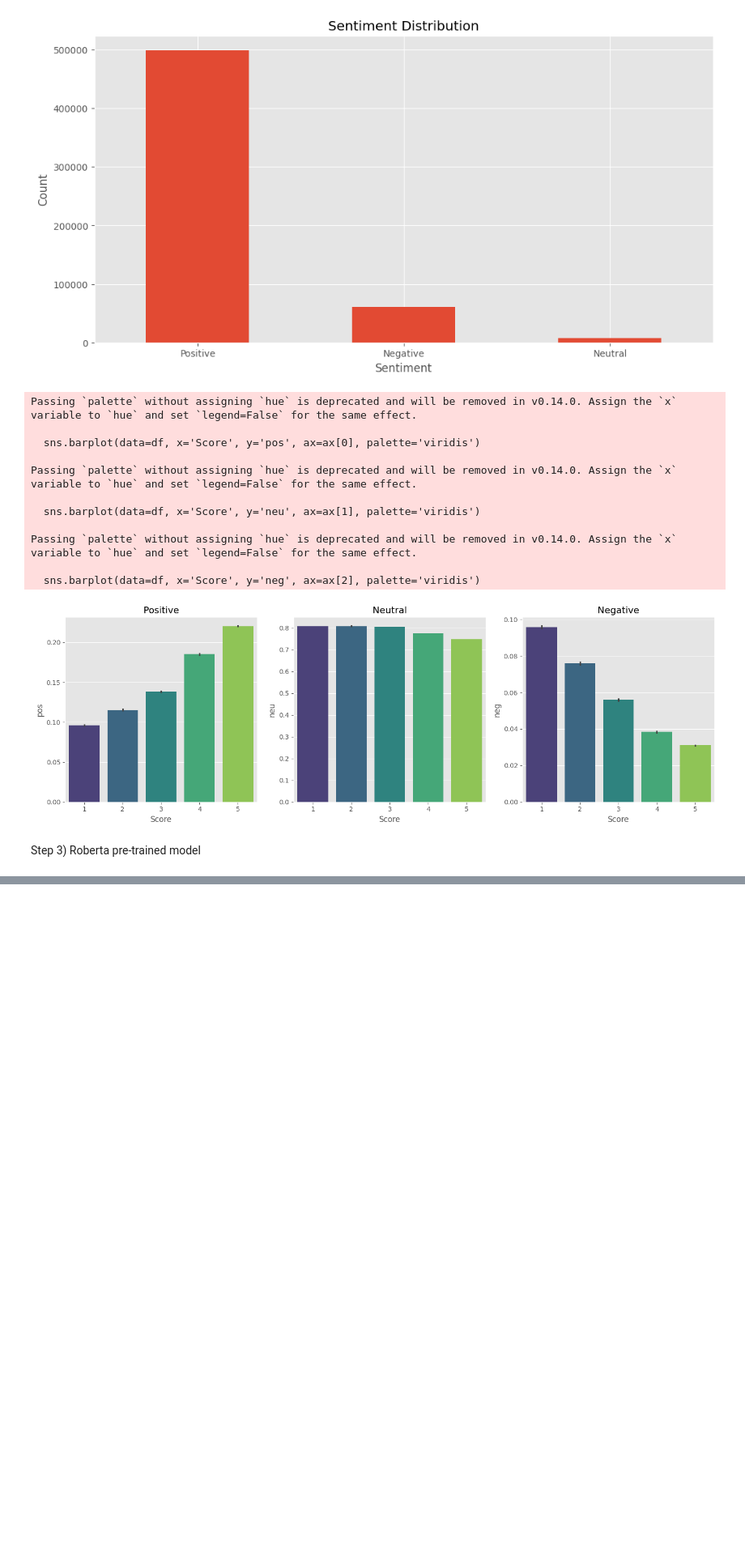
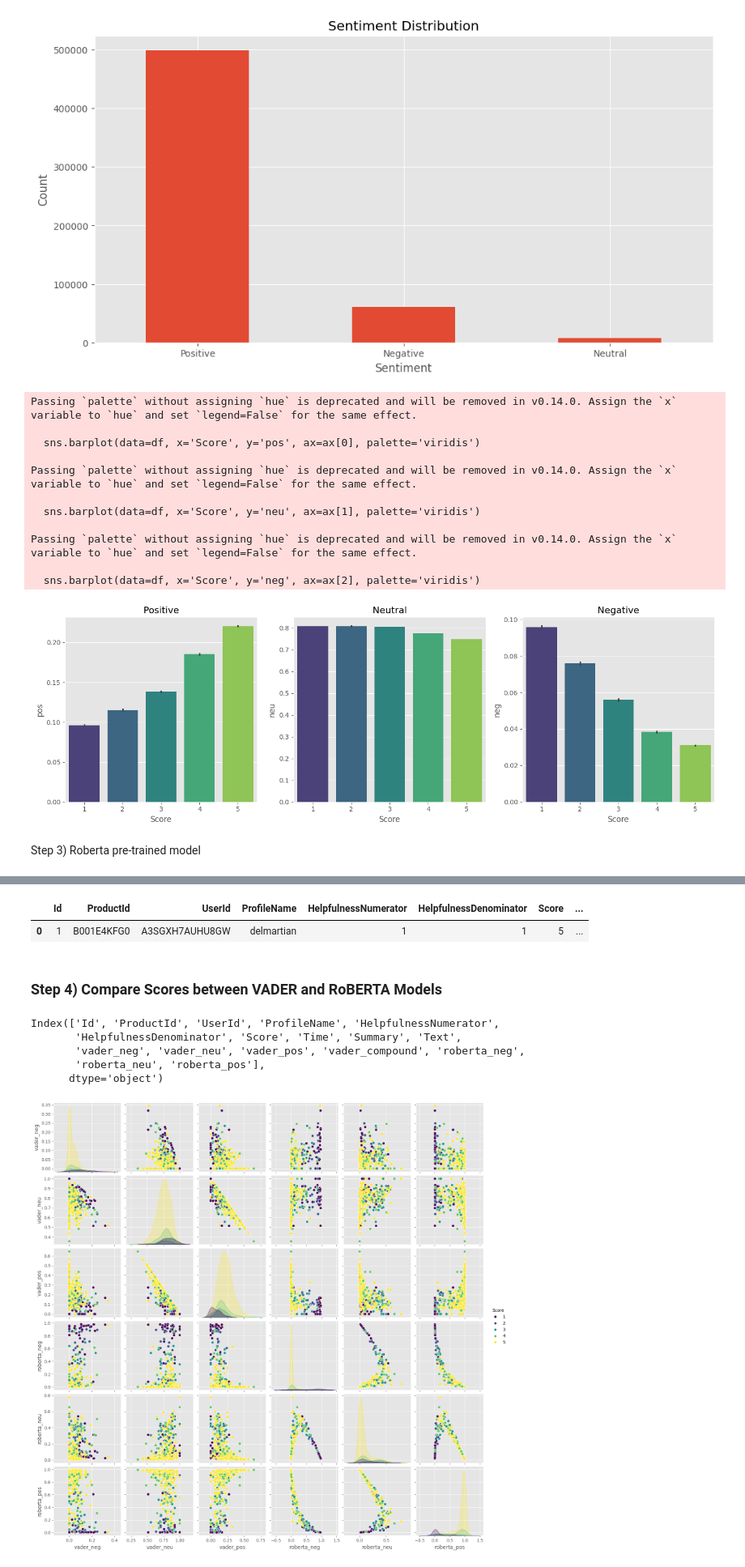
Before and after one commit to mohinikathro/Amazon_Review_sentiment_analysis, a Jupyter notebook: Sentiment_analysis.ipynb, the cells around one changed output, grey strips where cells are left out. Shown at 81% size. Saved outputs shown, nothing was run; the diff lists cells and outputs as text; code cells hidden in the pictures; blank space fills up the shorter version.

```diff
--- a/Sentiment_analysis.ipynb
+++ b/Sentiment_analysis.ipynb
@@ -356,0 +370,11 @@ example
+# %%
+# Running the model
+output = model(**encoded_text)
+scores = output[0][0].detach().numpy()
+scores = softmax(scores)
+scores_dict = {
+    'roberta_neg' : float(scores[0]),
+    'roberta_neu' : float(scores[1]),
+    'roberta_pos' : float(scores[2])
+}
+print(scores_dict)
@@ -356,0 +434,27 @@ example
+# %%
+#Resolved the Runtime Error
+# Function to process a single text entry with error handling
+def process_sentiment(text):
+    try:
+        # Compute Vader sentiment scores
+        vader_scores = {f"vader_{k}": v for k, v in sia.polarity_scores(text).items()}
+
+        # Compute RoBERTa sentiment scores
+        roberta_scores = polarity_scores_roberta(text)
+
+        # Combine both results
+        return pd.Series({**vader_scores, **roberta_scores})
+
+    except RuntimeError:
+        print(f"Runtime error encountered for text: {text}")
+        return pd.Series({f"vader_{k}": None for k in ['neg', 'neu', 'pos', 'compound']} |
+                         {k: None for k in ['roberta_neg', 'roberta_neu', 'roberta_pos']})  # Adjust keys based on output format
+
+
+sentiment_df = df500['Text'].apply(process_sentiment)
+
+# Combine results with original dataframe
+df500 = pd.concat([df500, sentiment_df], axis=1)
+
+# Display the result
+print(df500)
@@ -356,0 +479,24 @@ example
+# %%
+df500.head(1)
+# %% [output]
+|  | Id | ProductId | UserId | ProfileName | HelpfulnessNumerator | HelpfulnessDenominator | Score | ... |
+| 0 | 1 | B001E4KFG0 | A3SGXH7AUHU8GW | delmartian | 1 | 1 | 5 | ... |
+# %% [markdown]
+### Step 4) Compare Scores between VADER and RoBERTA Models
+# %%
+df500.columns
+# %% [output]
+Index(['Id', 'ProductId', 'UserId', 'ProfileName', 'HelpfulnessNumerator',
+       'HelpfulnessDenominator', 'Score', 'Time', 'Summary', 'Text',
+       'vader_neg', 'vader_neu', 'vader_pos', 'vader_compound', 'roberta_neg',
+       'roberta_neu', 'roberta_pos'],
+      dtype='object')
+# %%
+sns.pairplot(data = df500,
+             vars = ['vader_neg', 'vader_neu', 'vader_pos',
+             'roberta_neg', 'roberta_neu', 'roberta_pos'],
+             hue = 'Score',
+             palette = 'viridis')
+plt.show()
+# %% [output]
+[figure, added]
```
Also changed, not shown: parts of 17 cells of this notebook.
